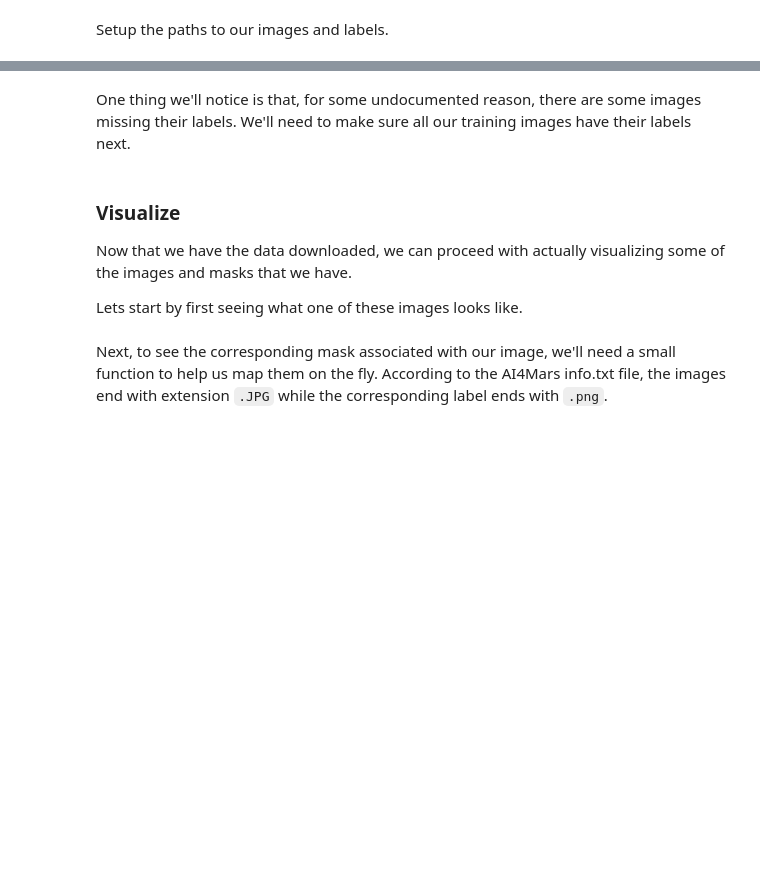
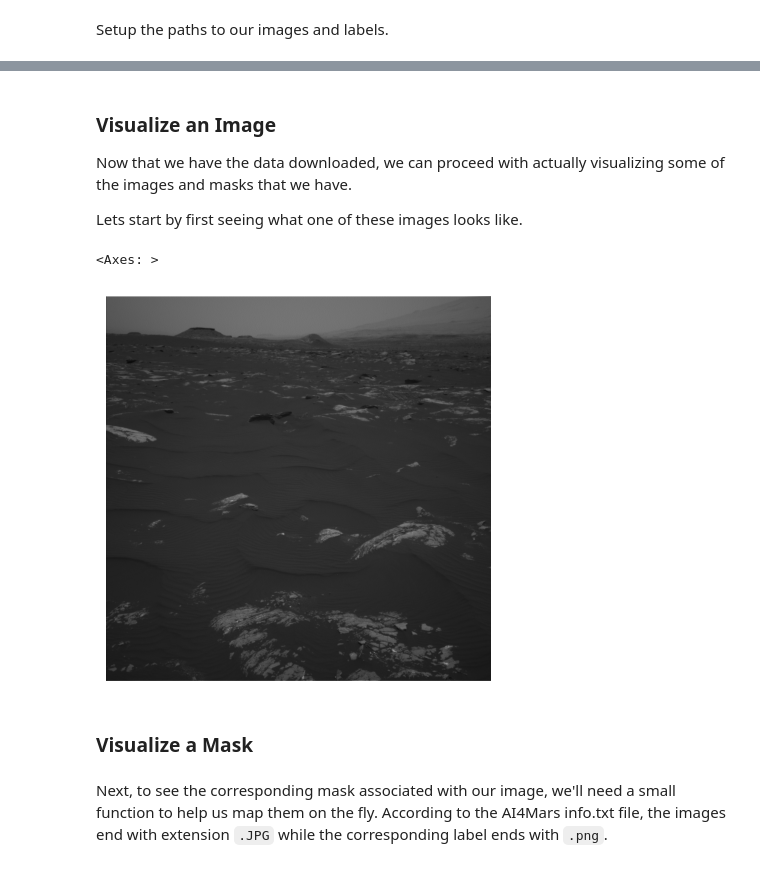
Before and after one commit to astroesteban/AI4Mars, a Jupyter notebook: src/ai4mars.ipynb, the cells around one changed output, grey strips where cells are left out. Drawn from its saved outputs; the diff is of its cells as text; code cells hidden in the pictures; blank space fills up the shorter version.

```diff
--- a/src/ai4mars.ipynb
+++ b/src/ai4mars.ipynb
@@ -78,20 +85,5 @@ Now that we have all of our packages imported and our notebook set up, we can
 proceed with downloading our data from Kaggle.
 
 Note that the data is available directly from NASA, a user-uploaded version to Kaggle makes downloading that data much easier.
-# %%
-dataset_name = "yash92328/ai4mars-terrainaware-autonomous-driving-on-mars"
-dataset_path = URLs.path(dataset_name)
-
-Path.BASE_PATH = dataset_path
-
-# Download the dataset to a hidden folder and extract it from kaggle
-if not dataset_path.exists():
-    import kaggle
-
-    dataset_path.mkdir(parents=True, exist_ok=True)
-    kaggle.api.dataset_download_cli(dataset_name, path=dataset_path, unzip=True)
-
-# Lets append the subfolder to our path
-dataset_path = Path(dataset_path / dataset_path.ls()[0])
-
-dataset_path.ls()
+# %%
+dataset_path = download_ai4mars_dataset()
@@ -107 +114,5 @@ MASK_PATH_TEST = Path(
+# %%
+IMAGES_PATH_TRAIN, IMAGES_PATH_TEST, IMAGES_PATH_UNUSED = prepare_dataset(
+    IMAGES_PATH, MASK_PATH_TRAIN, MASK_PATH_TEST
+)
 # %%
@@ -109,2 +119,0 @@ len(IMAGES_PATH.ls()), len(MASK_PATH_TRAIN.ls())
-# %% [markdown]
-One thing we'll notice is that, for some undocumented reason, there are some images missing their labels. We'll need to make sure all our training images have their labels next.
@@ -121,12 +120,17 @@ assert(len(IMAGES_PATH.ls()) == len(MASK_PATH_TRAIN.ls()))
 # %% [markdown]
-### Visualize
+### Visualize an Image
 
 Now that we have the data downloaded, we can proceed with actually visualizing some of the images and masks that we have.
 
 Lets start by first seeing what one of these images looks like.
 # %%
-img = PILImage.create(IMAGES_PATH.ls()[2])
+img = PILImage.create(IMAGES_PATH_TRAIN.ls()[2])
 img.show(figsize=(5, 5))
+# %% [output]
+<Axes: >
+[figure, added]
+# %% [markdown]
+### Visualize a Mask
 # %% [markdown]
 Next, to see the corresponding mask associated with our image, we'll need a small function to help us map them on
 the fly. According to the AI4Mars info.txt file, the images end with extension `.JPG` while the corresponding label
```
Also changed, not shown: parts of 54 cells of this notebook, 6 other files.
